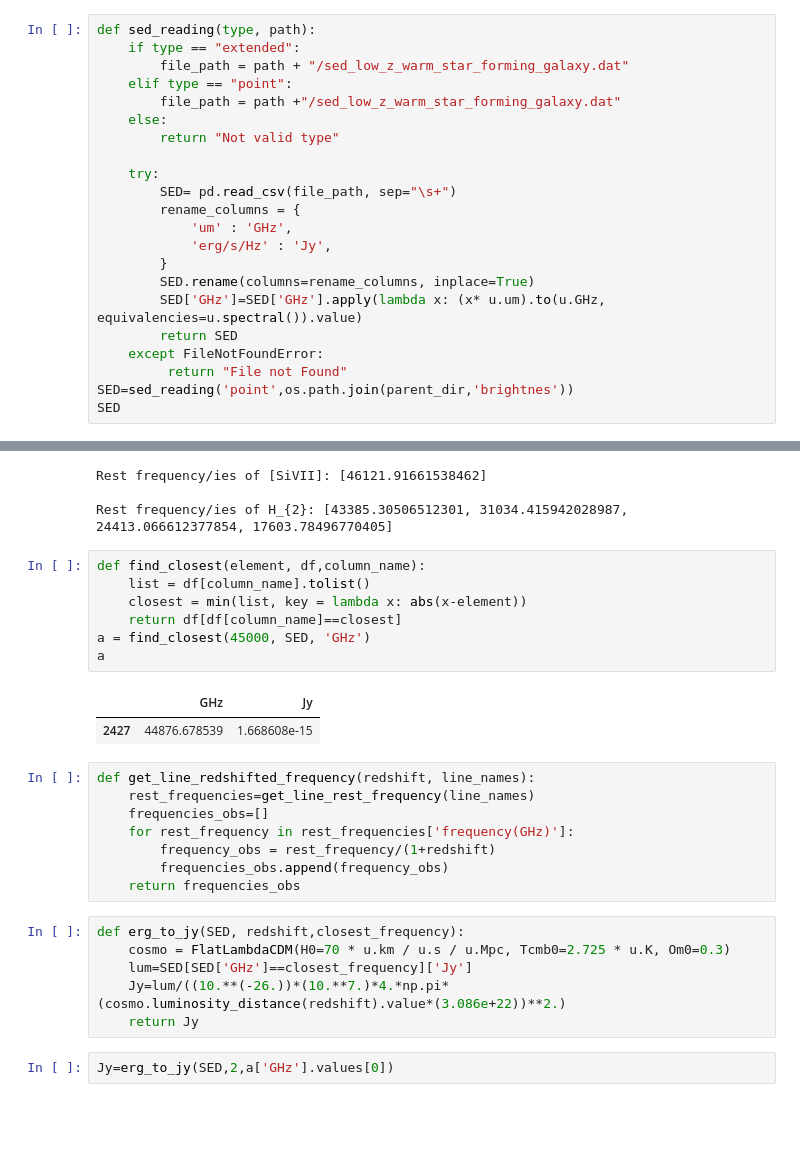
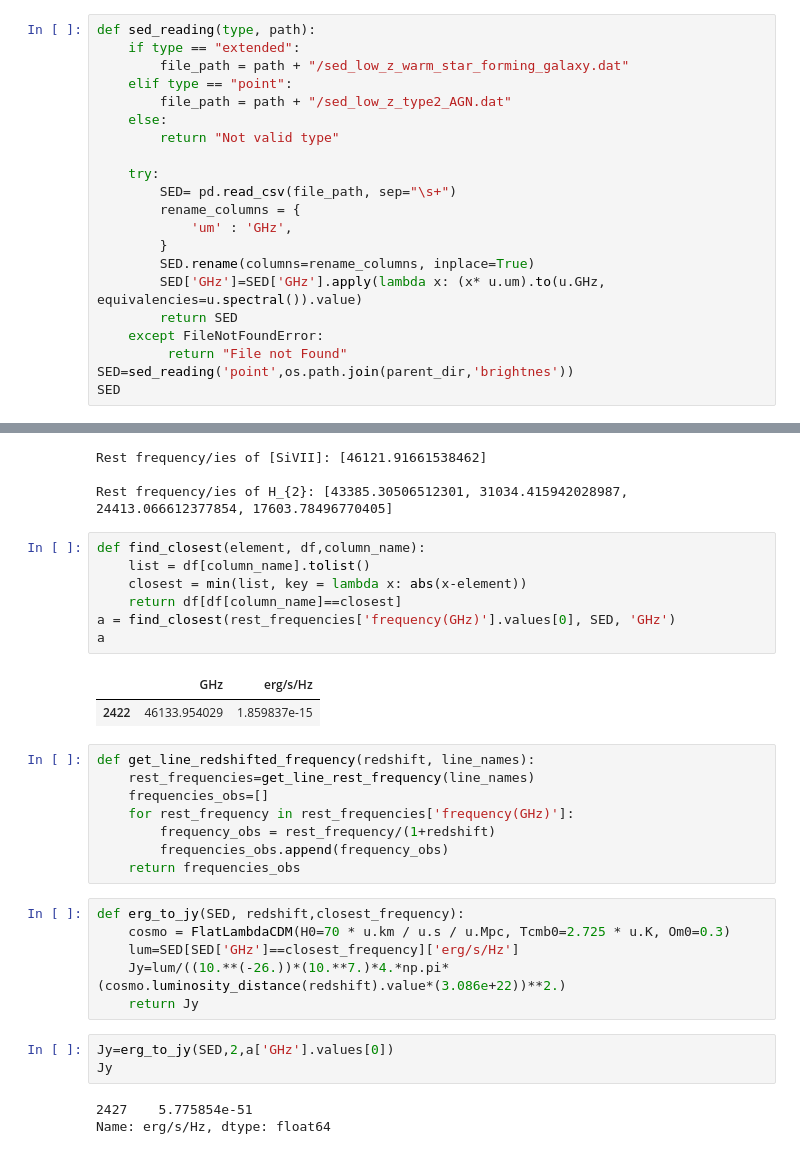
Before and after one commit to MicheleDelliVeneri/ALMASim, a Jupyter notebook: experimental/SED.ipynb, the cells around one changed output, grey strips where cells are left out. Saved outputs shown, nothing was run; the diff lists cells and outputs as text; blank space fills up the shorter version.

```diff
--- a/experimental/SED.ipynb
+++ b/experimental/SED.ipynb
@@ -11,7 +11,7 @@ def sed_reading(type, path):
     if type == "extended":
         file_path = path + "/sed_low_z_warm_star_forming_galaxy.dat"
     elif type == "point":
-        file_path = path +"/sed_low_z_warm_star_forming_galaxy.dat"
+        file_path = path + "/sed_low_z_type2_AGN.dat"
     else:
         return "Not valid type"
 
@@ -19,7 +19,6 @@ def sed_reading(type, path):
         SED= pd.read_csv(file_path, sep="\s+")
         rename_columns = {
             'um' : 'GHz',
-            'erg/s/Hz' : 'Jy',
         }
         SED.rename(columns=rename_columns, inplace=True)
         SED['GHz']=SED['GHz'].apply(lambda x: (x* u.um).to(u.GHz, equivalencies=u.spectral()).value)
@@ -119,13 +118,13 @@ Rest frequency/ies of H_{2}: [43385.30506512301, 31034.415942028987, 24413.06661
 # %%
 def find_closest(element, df,column_name):
     list = df[column_name].tolist()
     closest = min(list, key = lambda x: abs(x-element))
     return df[df[column_name]==closest]
-a = find_closest(45000, SED, 'GHz')
+a = find_closest(rest_frequencies['frequency(GHz)'].values[0], SED, 'GHz')
 a
 # %% [output]
-|  | GHz | Jy |
-| 2427 | 44876.678539 | 1.668608e-15 |
+|  | GHz | erg/s/Hz |
+| 2422 | 46133.954029 | 1.859837e-15 |
 # %%
 def get_line_redshifted_frequency(redshift, line_names):
     rest_frequencies=get_line_rest_frequency(line_names)
@@ -137,8 +136,12 @@ def get_line_redshifted_frequency(redshift, line_names):
 # %%
 def erg_to_jy(SED, redshift,closest_frequency):
     cosmo = FlatLambdaCDM(H0=70 * u.km / u.s / u.Mpc, Tcmb0=2.725 * u.K, Om0=0.3)
-    lum=SED[SED['GHz']==closest_frequency]['Jy']
+    lum=SED[SED['GHz']==closest_frequency]['erg/s/Hz']
     Jy=lum/((10.**(-26.))*(10.**7.)*4.*np.pi*(cosmo.luminosity_distance(redshift).value*(3.086e+22))**2.)
     return Jy
 # %%
 Jy=erg_to_jy(SED,2,a['GHz'].values[0])
+Jy
+# %% [output]
+2427    5.775854e-51
+Name: erg/s/Hz, dtype: float64
```
Also changed, not shown: parts of 1 cell of this notebook, 7 other files.
